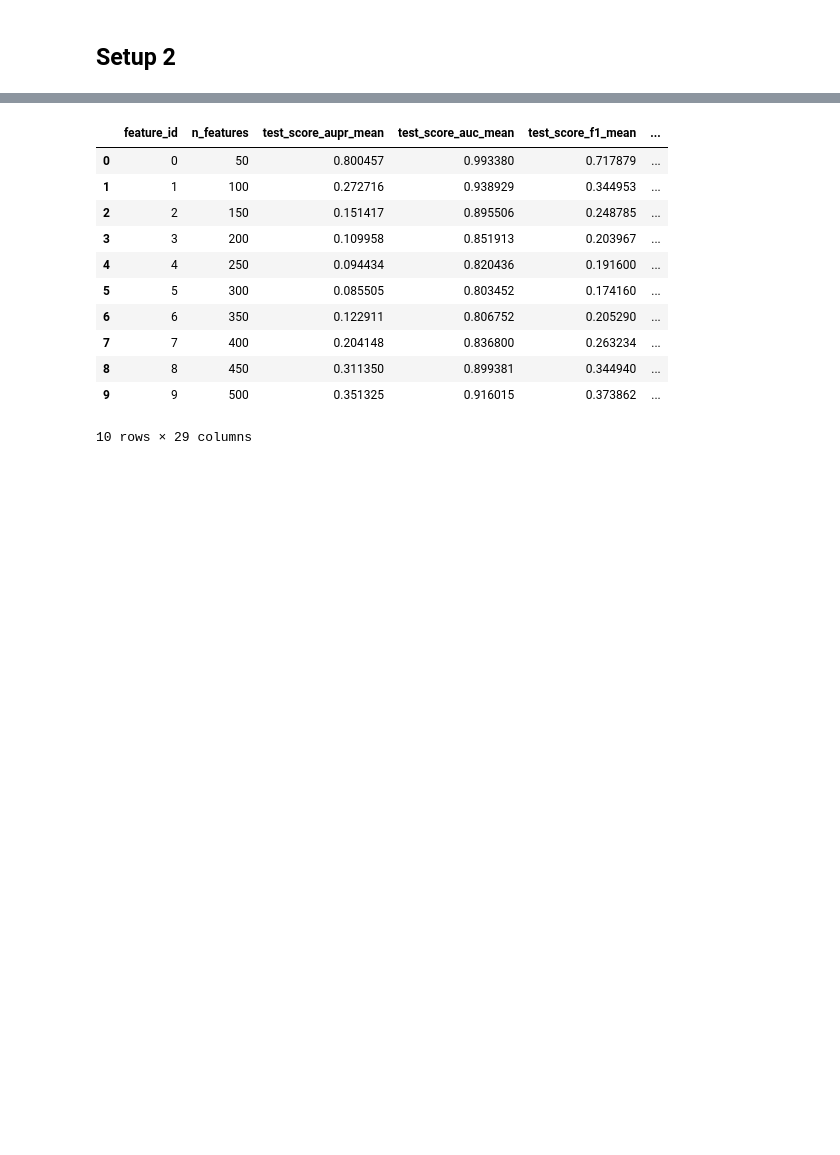
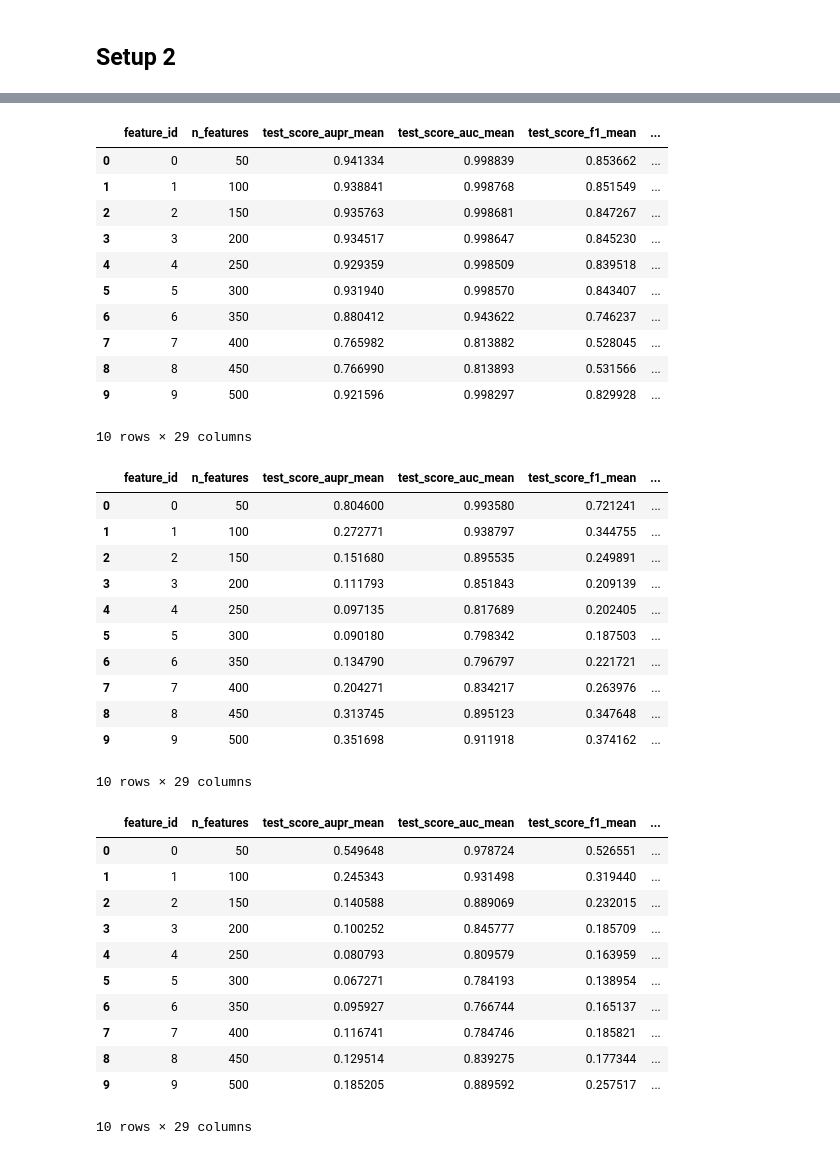
Before and after one commit to Sijianf/BVSIMC, a Jupyter notebook: scripts/simulations/cv_summary.ipynb, the cells around one changed output, grey strips where cells are left out. Saved outputs shown, nothing was run; the diff lists cells and outputs as text; code cells hidden in the pictures; blank space fills up the shorter version.

```diff
--- a/scripts/simulations/cv_summary.ipynb
+++ b/scripts/simulations/cv_summary.ipynb
@@ -1045,8 +915,27 @@ PATH_OUTPUT = os.path.join(PATH_ROOT, "outputs/results/simulations/masked_ones")
 # %%
-res_b = summarize_method(
+res_b = utils.summarize_method(
     output_dir  = PATH_OUTPUT,
     method_name = "bissgl",
     val_metric  = "f1",
     # filters     = {"xi": 100},
 )
-res_b["final"]
+res_s = utils.summarize_method(
+    output_dir  = PATH_OUTPUT,
+    method_name = "sgimc",
+    val_metric  = "f1",
+)
+res_i = utils.summarize_method(
+    output_dir  = PATH_OUTPUT,
+    method_name = "imc",
+    val_metric  = "f1",
+)
+res_d = utils.summarize_method(
+    output_dir  = PATH_OUTPUT,
+    method_name = "drimc",
+    val_metric  = "f1",
+)
+res_n = utils.summarize_method(
+    output_dir  = PATH_OUTPUT,
+    method_name = "nrlmf",
+    val_metric  = "auc",
+)
@@ -1082,20 +958,43 @@ res_b['best_params']
 # %%
-res_s = summarize_method(
-    output_dir  = PATH_OUTPUT,
-    method_name = "sgimc",
-    val_metric  = "auc",
-)
-res_s["final"]
+display(res_b["final"])
+display(res_s["final"])
+display(res_i["final"])
+display(res_d["final"])
+display(res_n["final"])
 # %% [output]
 |  | feature_id | n_features | test_score_aupr_mean | test_score_auc_mean | test_score_f1_mean | ... |
-| 0 | 0 | 50 | 0.800457 | 0.993380 | 0.717879 | ... |
-| 1 | 1 | 100 | 0.272716 | 0.938929 | 0.344953 | ... |
-| 2 | 2 | 150 | 0.151417 | 0.895506 | 0.248785 | ... |
-| 3 | 3 | 200 | 0.109958 | 0.851913 | 0.203967 | ... |
-| 4 | 4 | 250 | 0.094434 | 0.820436 | 0.191600 | ... |
-| 5 | 5 | 300 | 0.085505 | 0.803452 | 0.174160 | ... |
-| 6 | 6 | 350 | 0.122911 | 0.806752 | 0.205290 | ... |
-| 7 | 7 | 400 | 0.204148 | 0.836800 | 0.263234 | ... |
-| 8 | 8 | 450 | 0.311350 | 0.899381 | 0.344940 | ... |
-| 9 | 9 | 500 | 0.351325 | 0.916015 | 0.373862 | ... |
+| 0 | 0 | 50 | 0.941334 | 0.998839 | 0.853662 | ... |
+| 1 | 1 | 100 | 0.938841 | 0.998768 | 0.851549 | ... |
+| 2 | 2 | 150 | 0.935763 | 0.998681 | 0.847267 | ... |
+| 3 | 3 | 200 | 0.934517 | 0.998647 | 0.845230 | ... |
+| 4 | 4 | 250 | 0.929359 | 0.998509 | 0.839518 | ... |
+| 5 | 5 | 300 | 0.931940 | 0.998570 | 0.843407 | ... |
+| 6 | 6 | 350 | 0.880412 | 0.943622 | 0.746237 | ... |
+| 7 | 7 | 400 | 0.765982 | 0.813882 | 0.528045 | ... |
+| 8 | 8 | 450 | 0.766990 | 0.813893 | 0.531566 | ... |
+| 9 | 9 | 500 | 0.921596 | 0.998297 | 0.829928 | ... |
 10 rows × 29 columns
+|  | feature_id | n_features | test_score_aupr_mean | test_score_auc_mean | test_score_f1_mean | ... |
+| 0 | 0 | 50 | 0.804600 | 0.993580 | 0.721241 | ... |
+| 1 | 1 | 100 | 0.272771 | 0.938797 | 0.344755 | ... |
+| 2 | 2 | 150 | 0.151680 | 0.895535 | 0.249891 | ... |
+| 3 | 3 | 200 | 0.111793 | 0.851843 | 0.209139 | ... |
+| 4 | 4 | 250 | 0.097135 | 0.817689 | 0.202405 | ... |
+| 5 | 5 | 300 | 0.090180 | 0.798342 | 0.187503 | ... |
+| 6 | 6 | 350 | 0.134790 | 0.796797 | 0.221721 | ... |
+| 7 | 7 | 400 | 0.204271 | 0.834217 | 0.263976 | ... |
+| 8 | 8 | 450 | 0.313745 | 0.895123 | 0.347648 | ... |
+| 9 | 9 | 500 | 0.351698 | 0.911918 | 0.374162 | ... |
+10 rows × 29 columns
+|  | feature_id | n_features | test_score_aupr_mean | test_score_auc_mean | test_score_f1_mean | ... |
+| 0 | 0 | 50 | 0.549648 | 0.978724 | 0.526551 | ... |
+| 1 | 1 | 100 | 0.245343 | 0.931498 | 0.319440 | ... |
+| 2 | 2 | 150 | 0.140588 | 0.889069 | 0.232015 | ... |
+| 3 | 3 | 200 | 0.100252 | 0.845777 | 0.185709 | ... |
+| 4 | 4 | 250 | 0.080793 | 0.809579 | 0.163959 | ... |
+| 5 | 5 | 300 | 0.067271 | 0.784193 | 0.138954 | ... |
+| 6 | 6 | 350 | 0.095927 | 0.766744 | 0.165137 | ... |
+| 7 | 7 | 400 | 0.116741 | 0.784746 | 0.185821 | ... |
+| 8 | 8 | 450 | 0.129514 | 0.839275 | 0.177344 | ... |
+| 9 | 9 | 500 | 0.185205 | 0.889592 | 0.257517 | ... |
+10 rows × 29 columns
```
Also changed, not shown: parts of 24 cells of this notebook, 24 other files.
